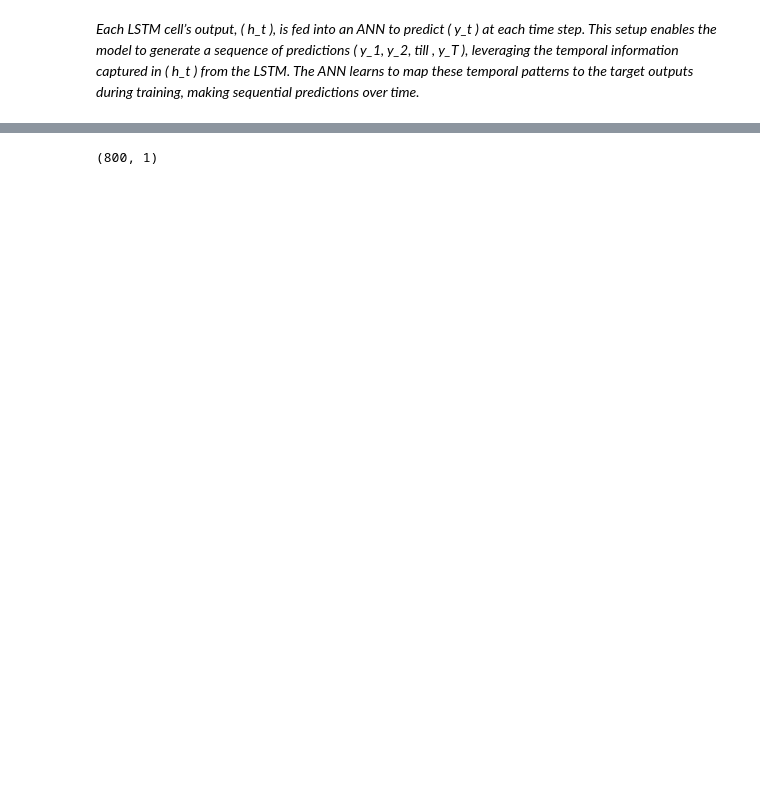
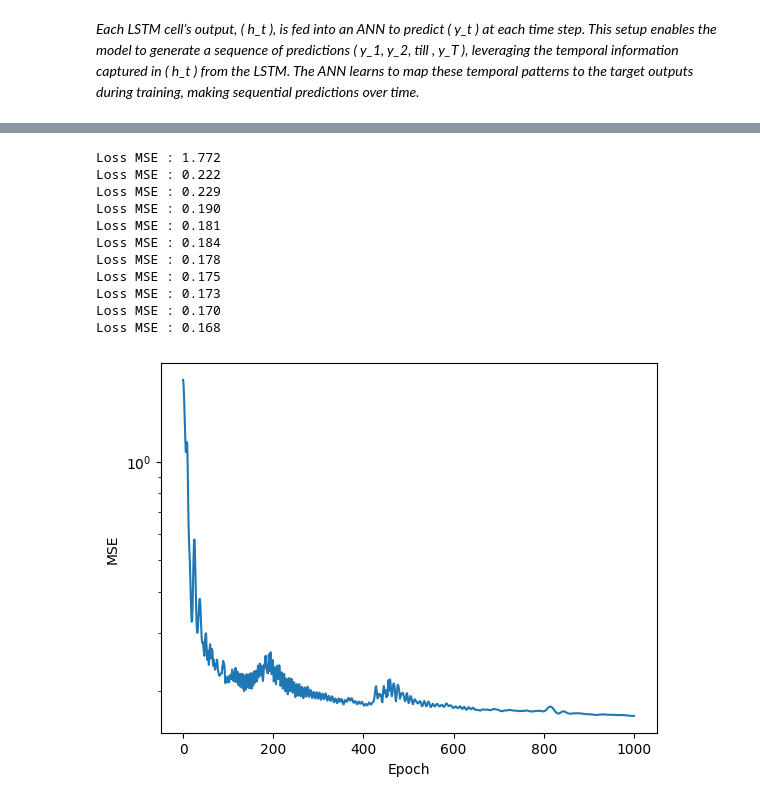
Before and after one commit to THOTHSM/LSTM-Scratch, a Jupyter notebook: LSTM.ipynb, the cells around one changed output, grey strips where cells are left out. Drawn from its saved outputs; the diff is of its cells as text; code cells hidden in the pictures; blank space fills up the shorter version.

```diff
--- a/LSTM.ipynb
+++ b/LSTM.ipynb
@@ -136,4 +137,71 @@ plt.plot(x,y_pred)
-# %%
-y_pred.shape
-# %% [output]
-(800, 1)
+# %%
+no_neurons = 500
+lstm = LSTM(no_neurons=no_neurons)
+T = max(x.shape)
+lstm.forward(x)
+H=lstm.H
+dense1 = DenseLayer(input_size=no_neurons,number_of_neurons=T) # number of neurons can be any based on archtitecture needed
+dense2 = DenseLayer(input_size=T,number_of_neurons=1)
+
+learning_rate_lstm = 1e-4
+learning_rate_ann = 1e-5
+lstm_optimizer = Optimizer_SGD_LSTM(learning_rate=learning_rate_lstm,decay=0.001,momentum=0.99)
+ann_optimizer = SGD_Optimizer(learning_rate=learning_rate_ann,decay=0.01,momentum=0.99)
+relu = ReluActivation()
+epochs = 1001
+
+monitor = np.zeros((epochs))
+
+for n in range(epochs):
+    lstm.forward(x_data=x)
+    H = np.array(lstm.H)
+    H = H.reshape((H.shape[0],H.shape[1]))
+
+    dense1.forward(H[1:,:]) # h[0] = 0 WHICH WE INTILIZED FOR THE FIRST CELL TO TAKE h
+    relu.forward(dense1.output)
+    dense2.forward(relu.output)
+
+    y_pred = dense2.output
+
+    dy = y_pred - y
+
+    l = 0.5 * np.mean(dy ** 2)
+
+    monitor[n] = l
+
+    dense2.backward(dy)
+    relu.backward(dense2.dinputs)
+    dense1.backward(relu.dinputs)
+
+    lstm.backward(dense1.dinputs)
+
+    ann_optimizer.pre_update()
+    ann_optimizer.parameter_update(dense1)
+    ann_optimizer.parameter_update(dense2)
+    ann_optimizer.post_update()
+
+    lstm_optimizer.pre_update_params()
+    lstm_optimizer.update_params(lstm)
+    lstm_optimizer.post_update_params()
+
+
+    if n%100 == 0:
+        print(f'Loss MSE : {l:0.3f}')
+
+plt.plot(range(epochs),monitor)
+plt.xlabel('Epoch')
+plt.ylabel('MSE')
+plt.yscale('log')
+# %% [output]
+Loss MSE : 1.772
+Loss MSE : 0.222
+Loss MSE : 0.229
+Loss MSE : 0.190
+Loss MSE : 0.181
+Loss MSE : 0.184
+Loss MSE : 0.178
+Loss MSE : 0.175
+Loss MSE : 0.173
+Loss MSE : 0.170
+Loss MSE : 0.168
+[figure, added]
```
Also changed, not shown: parts of 6 cells of this notebook, 1 other file.
